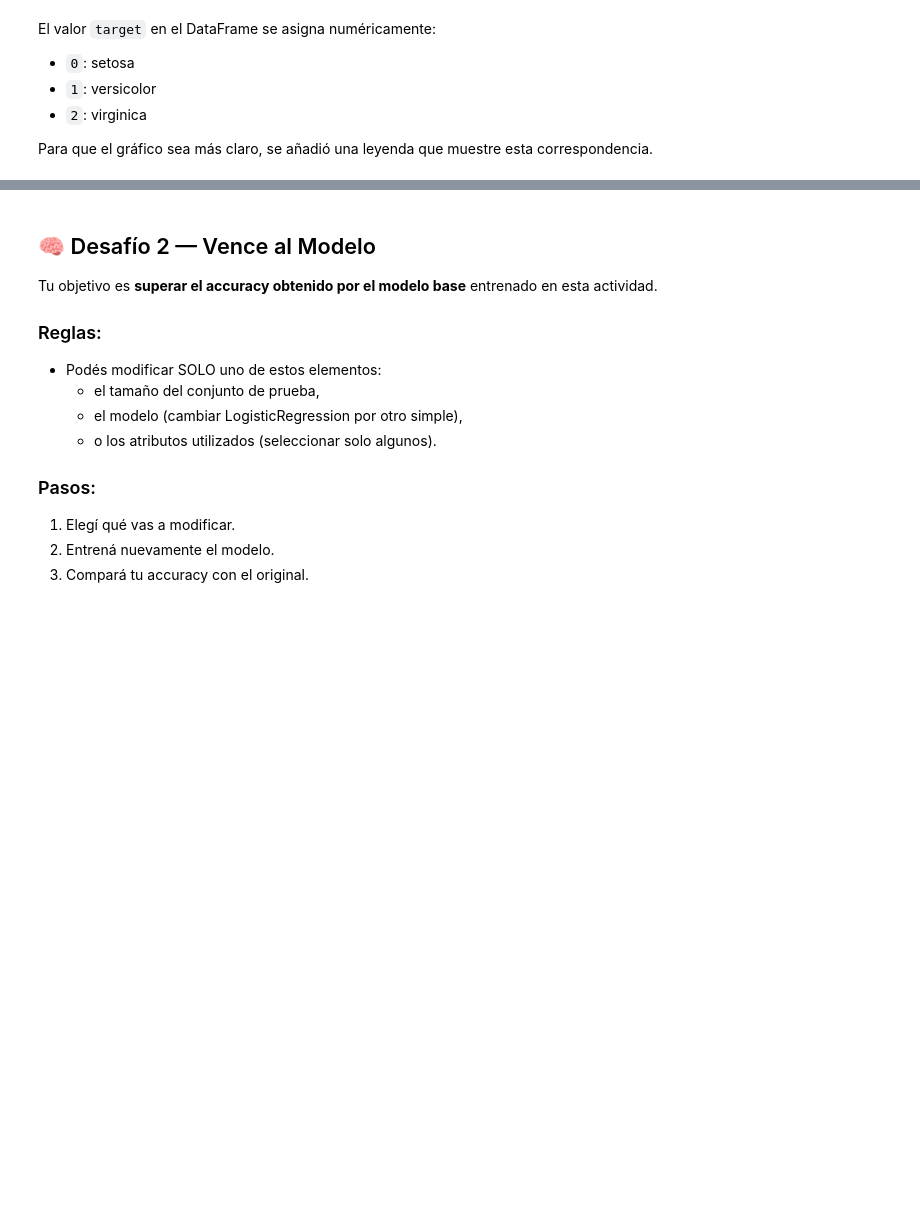
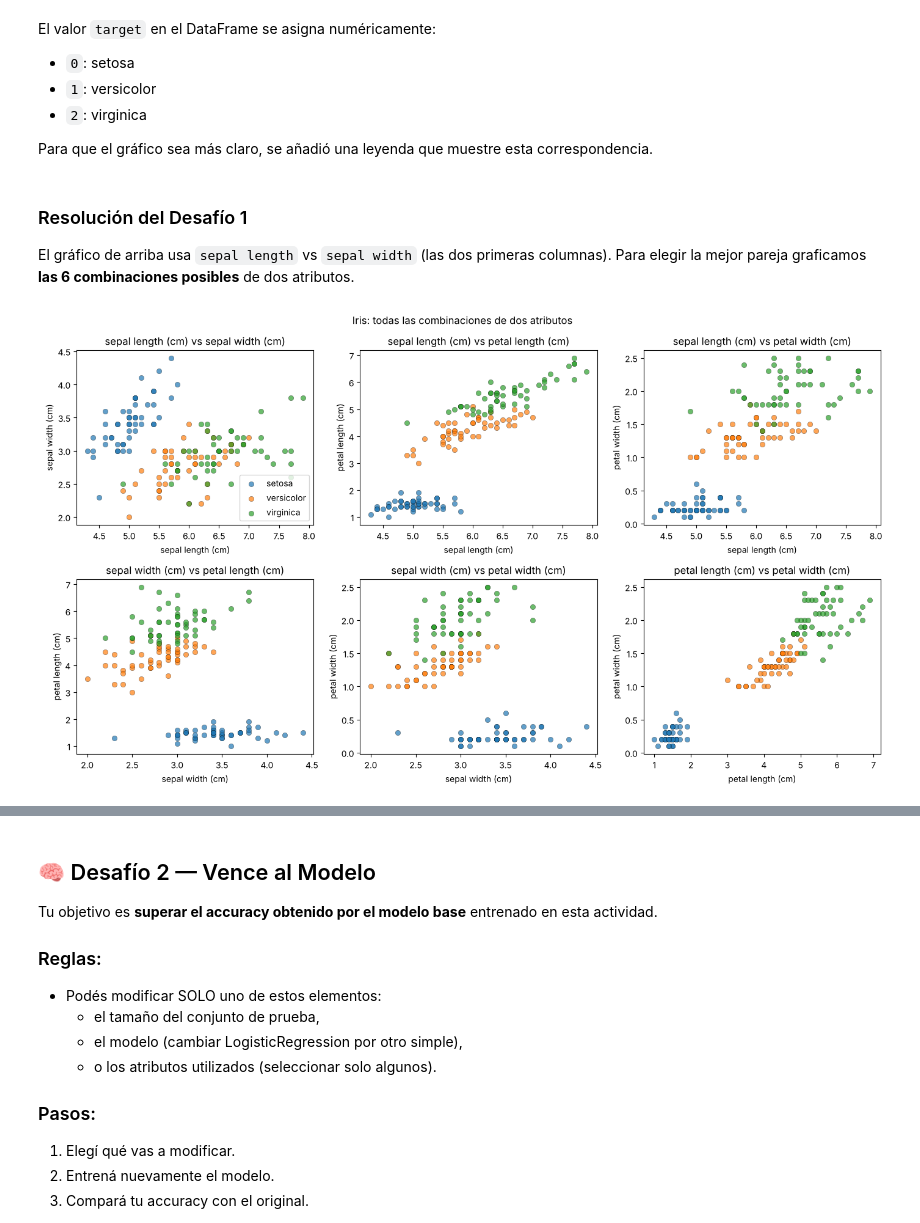
Before and after one commit to Enz003/ia-9no-semestre, a Jupyter notebook: notebooks/tarea-a5/Clase_Práctica_Aprendizaje_Automático.ipynb, the cells around one changed output, grey strips where cells are left out. Drawn from its saved outputs; the diff is of its cells as text; code cells hidden in the pictures; blank space fills up the shorter version.

```diff
--- a/notebooks/tarea-a5/Clase_Práctica_Aprendizaje_Automático.ipynb
+++ b/notebooks/tarea-a5/Clase_Práctica_Aprendizaje_Automático.ipynb
@@ -111,3 +183,29 @@ El valor `target` en el DataFrame se asigna numéricamente:
 *   `2`: virginica
 
 Para que el gráfico sea más claro, se añadió una leyenda que muestre esta correspondencia.
+# %% [markdown]
+### Resolución del Desafío 1
+
+El gráfico de arriba usa `sepal length` vs `sepal width` (las dos primeras columnas). Para elegir la
+mejor pareja graficamos **las 6 combinaciones posibles** de dos atributos.
+# %%
+from itertools import combinations
+
+features = data.feature_names
+pares = list(combinations(range(4), 2))
+
+fig, axes = plt.subplots(2, 3, figsize=(14, 8))
+for ax, (a, b) in zip(axes.ravel(), pares):
+    for i, target_name in enumerate(data.target_names):
+        mask = df['target'] == i
+        ax.scatter(df.loc[mask, features[a]], df.loc[mask, features[b]],
+                   label=target_name, alpha=0.7, edgecolor='k', linewidth=0.3)
+    ax.set_xlabel(features[a])
+    ax.set_ylabel(features[b])
+    ax.set_title(f'{features[a]} vs {features[b]}')
+axes[0, 0].legend()
+plt.suptitle('Iris: todas las combinaciones de dos atributos')
+plt.tight_layout()
+plt.show()
+# %% [output]
+[figure, added]
```
Also changed, not shown: parts of 13 cells of this notebook.
